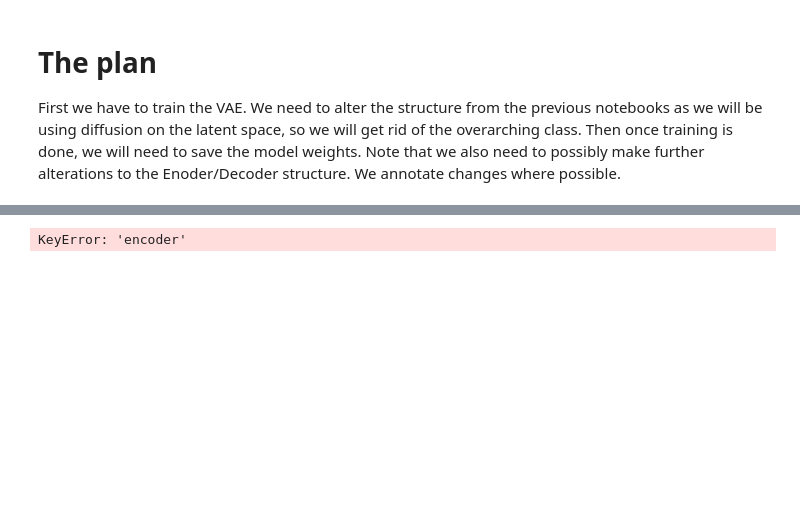
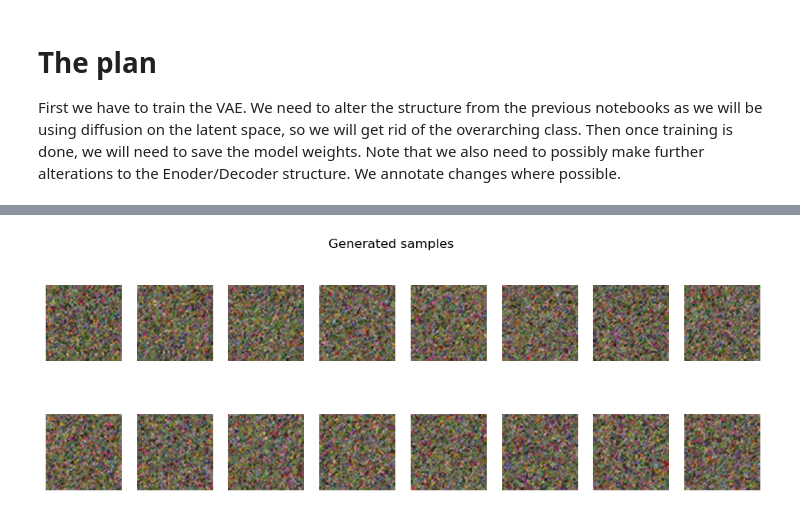
Before and after one commit to pyrysj/diffusion-models-project, a Jupyter notebook: latent-diffusion-model.ipynb, the cells around one changed output, grey strips where cells are left out. Cells and saved outputs as stored; diff of their text form; code cells hidden in the pictures; blank space fills up the shorter version.

```diff
--- a/latent-diffusion-model.ipynb
+++ b/latent-diffusion-model.ipynb
@@ -314,21 +331,20 @@ Epoch 1, Loss: 112070.4297
 # %%
-encoder.eval()
-decoder.eval()
+model.eval()
 with torch.no_grad():
     z = torch.randn((16,4,32,32)).to(device)
 
-    generated = torch.sigmoid(decoder(z)).cpu()
+    generated = torch.sigmoid(model.decoder(z)).cpu()
 
 # plot generated samples
 fig, axes = plt.subplots(2,8,figsize=(12,4))
 for i, ax in enumerate(axes.flat):
     ax.imshow(generated[i].permute(1,2,0))
     ax.axis('off')
 
 plt.suptitle("Generated samples")
 plt.show()
 # %% [output]
-KeyError: 'encoder'
+[figure, added]
 # %%
 # Image reconstruction
 #for i in range(1, cols * rows + 1):
```
Also changed, not shown: parts of 2 cells of this notebook, 11 other files.
